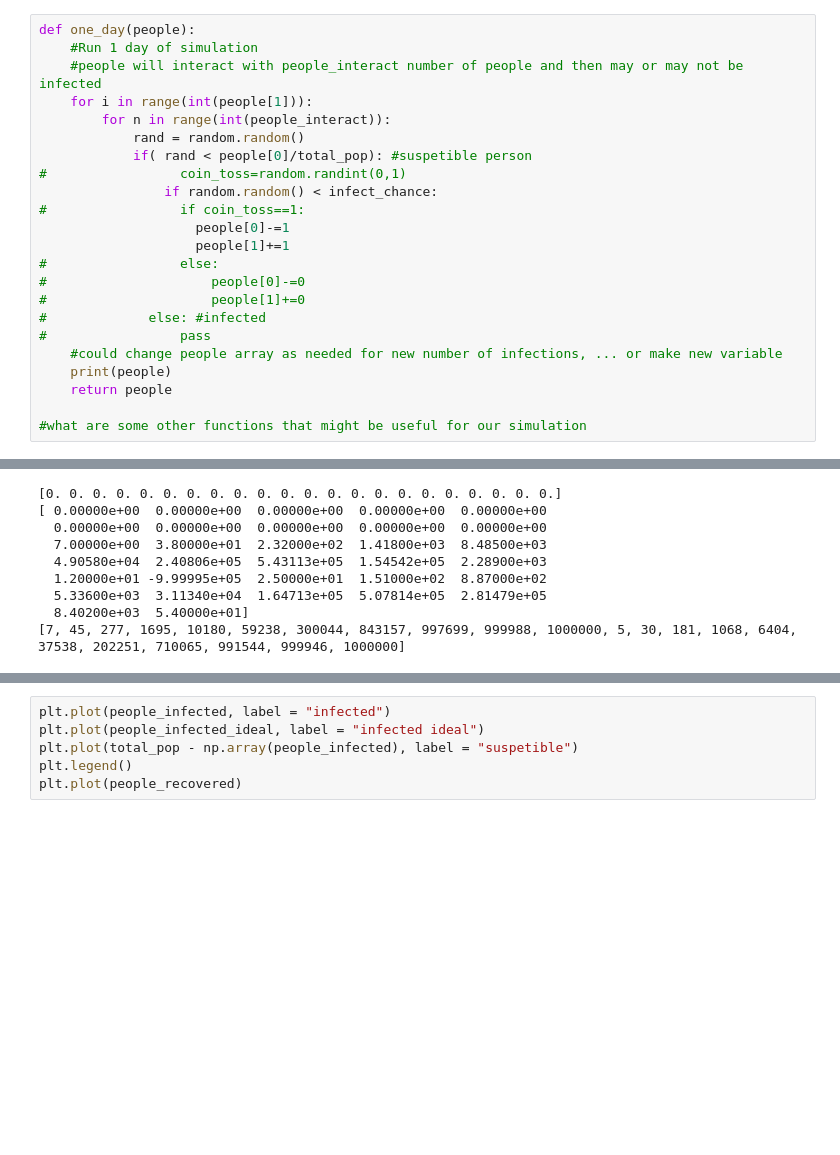
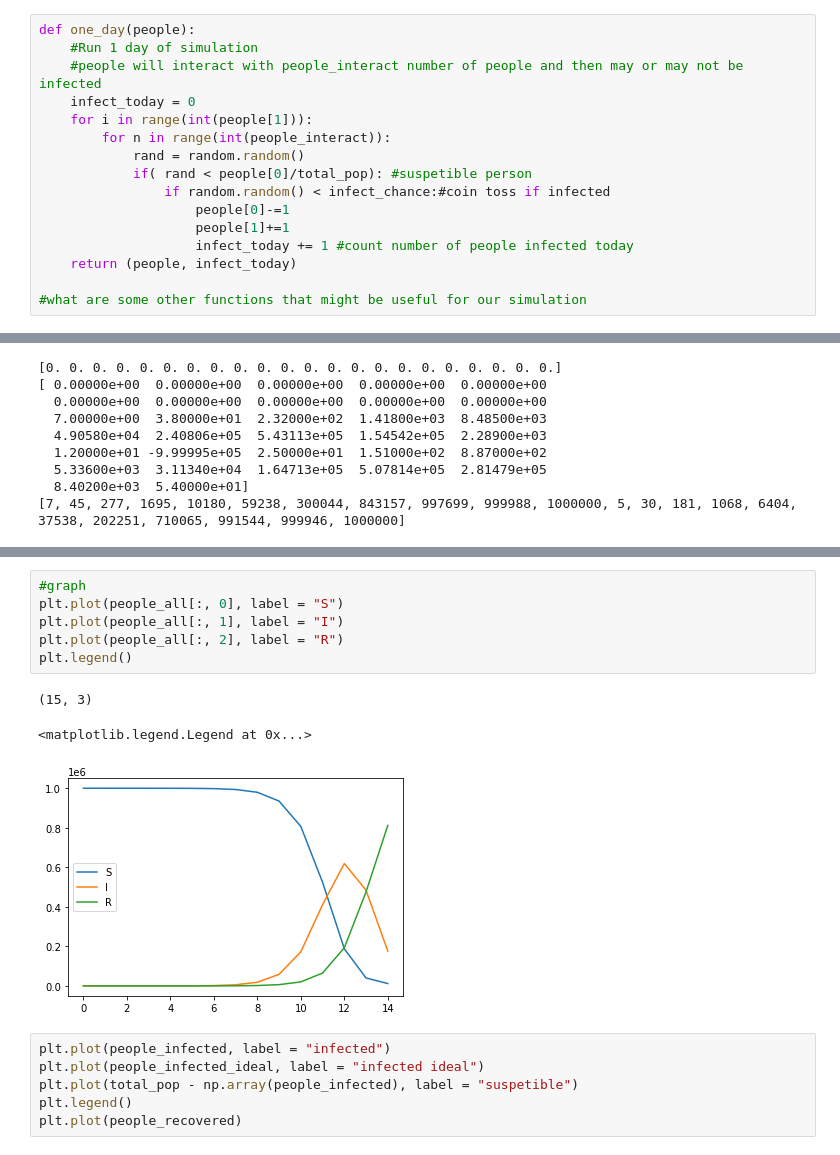
Before and after one commit to KatieJ16/WAMM_2021, a Jupyter notebook: Covid_model.ipynb, the cells around one changed output, grey strips where cells are left out. Saved outputs shown, nothing was run; the diff lists cells and outputs as text; blank space fills up the shorter version.

```diff
--- a/Covid_model.ipynb
+++ b/Covid_model.ipynb
@@ -21,23 +21,16 @@ days_infectious = 10 #number of days an infected person can infect other people
 def one_day(people):
     #Run 1 day of simulation
     #people will interact with people_interact number of people and then may or may not be infected
+    infect_today = 0
     for i in range(int(people[1])):
         for n in range(int(people_interact)):
             rand = random.random()
             if( rand < people[0]/total_pop): #suspetible person
-#                 coin_toss=random.randint(0,1)
-                if random.random() < infect_chance:
-#                 if coin_toss==1:
+                if random.random() < infect_chance:#coin toss if infected
                     people[0]-=1
                     people[1]+=1
-#                 else:
-#                     people[0]-=0
-#                     people[1]+=0
-#             else: #infected
-#                 pass
-    #could change people array as needed for new number of infections, ... or make new variable
-    print(people)
-    return people
+                    infect_today += 1 #count number of people infected today
+    return (people, infect_today)
 
 #what are some other functions that might be useful for our simulation
 # %%
@@ -146,3 +164,13 @@ IndexError: index 0 is out of bounds for axis 0 with size 0
+# %%
+#graph
+plt.plot(people_all[:, 0], label = "S")
+plt.plot(people_all[:, 1], label = "I")
+plt.plot(people_all[:, 2], label = "R")
+plt.legend()
+# %% [output]
+(15, 3)
+<matplotlib.legend.Legend at 0x...>
+[figure, added]
 # %%
 plt.plot(people_infected, label = "infected")
 plt.plot(people_infected_ideal, label = "infected ideal")
```
Also changed, not shown: parts of 3 cells of this notebook.
